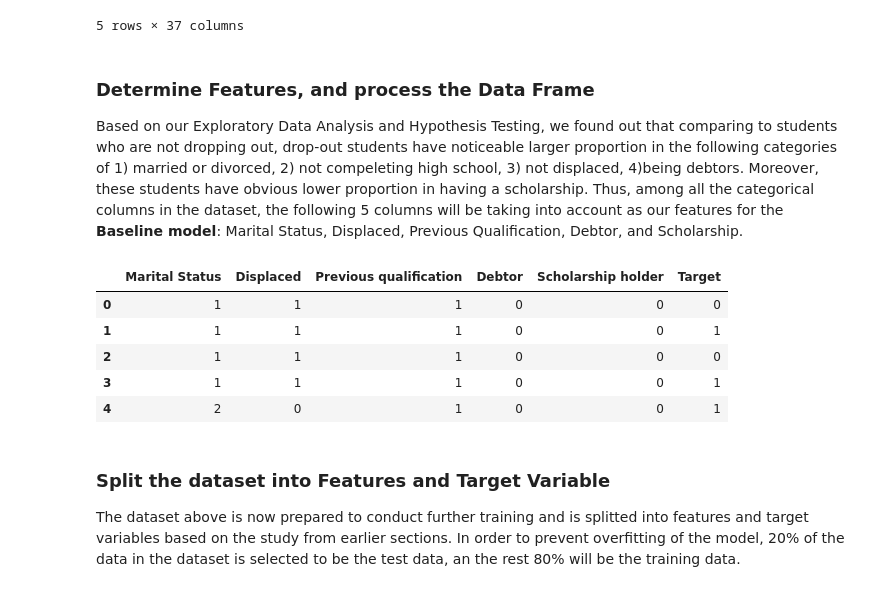
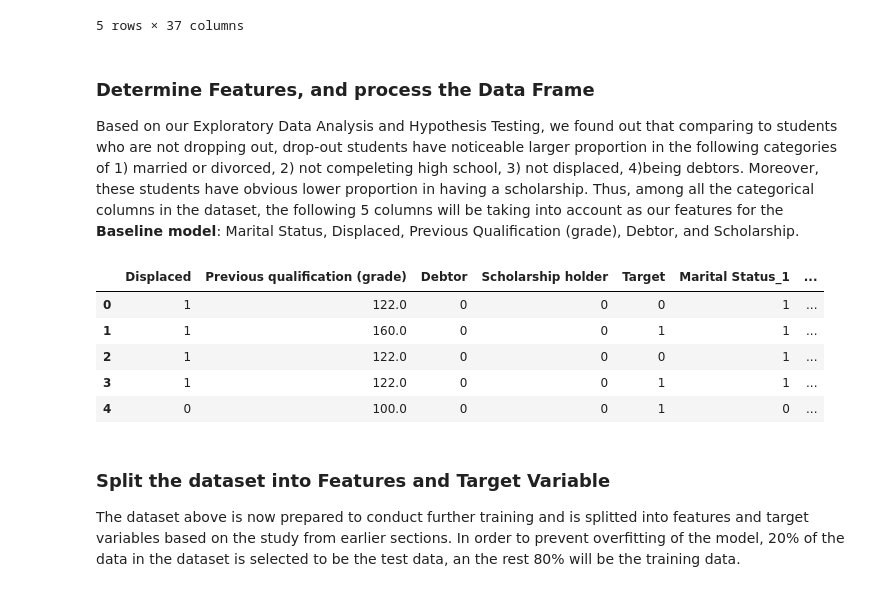
Before and after one commit to mnmay2020/MATH189_Project, a Jupyter notebook: Krystal_finalize_model.ipynb, the cells around one changed output. Saved outputs shown, nothing was run; the diff lists cells and outputs as text; code cells hidden in the pictures.

```diff
--- a/Krystal_finalize_model.ipynb
+++ b/Krystal_finalize_model.ipynb
@@ -66,19 +66,20 @@ df1.head()
 5 rows × 37 columns
 # %% [markdown]
 ### Determine Features, and process the Data Frame
-Based on our Exploratory Data Analysis and Hypothesis Testing, we found out that comparing to students who are not dropping out, drop-out students have noticeable larger proportion in the following categories of 1) married or divorced, 2) not compeleting high school, 3) not displaced, 4)being debtors. Moreover, these students have obvious lower proportion in having a scholarship. Thus, among all the categorical columns in the dataset, the following 5 columns will be taking into account as our features for the **Baseline model**: Marital Status, Displaced, Previous Qualification, Debtor, and Scholarship.
+Based on our Exploratory Data Analysis and Hypothesis Testing, we found out that comparing to students who are not dropping out, drop-out students have noticeable larger proportion in the following categories of 1) married or divorced, 2) not compeleting high school, 3) not displaced, 4)being debtors. Moreover, these students have obvious lower proportion in having a scholarship. Thus, among all the categorical columns in the dataset, the following 5 columns will be taking into account as our features for the **Baseline model**: Marital Status, Displaced, Previous Qualification (grade), Debtor, and Scholarship.
 # %%
 #for our baseline model, we wll only have the 5 categorical features, and the target.
-df_base = df1[['Marital Status','Displaced','Previous qualification',
+df_base = df1[['Marital Status','Displaced','Previous qualification (grade)',
                'Debtor','Scholarship holder','Target']]
+df_base = pd.get_dummies(df_base, columns=['Marital Status'])
 df_base.head()
 # %% [output]
-|  | Marital Status | Displaced | Previous qualification | Debtor | Scholarship holder | Target |
-| 0 | 1 | 1 | 1 | 0 | 0 | 0 |
-| 1 | 1 | 1 | 1 | 0 | 0 | 1 |
-| 2 | 1 | 1 | 1 | 0 | 0 | 0 |
-| 3 | 1 | 1 | 1 | 0 | 0 | 1 |
-| 4 | 2 | 0 | 1 | 0 | 0 | 1 |
+|  | Displaced | Previous qualification (grade) | Debtor | Scholarship holder | Target | Marital Status_1 | ... |
+| 0 | 1 | 122.0 | 0 | 0 | 0 | 1 | ... |
+| 1 | 1 | 160.0 | 0 | 0 | 1 | 1 | ... |
+| 2 | 1 | 122.0 | 0 | 0 | 0 | 1 | ... |
+| 3 | 1 | 122.0 | 0 | 0 | 1 | 1 | ... |
+| 4 | 0 | 100.0 | 0 | 0 | 1 | 0 | ... |
 # %% [markdown]
 ### Split the dataset into Features and Target Variable
 
```
Also changed, not shown: parts of 7 cells of this notebook, 1 other file.
